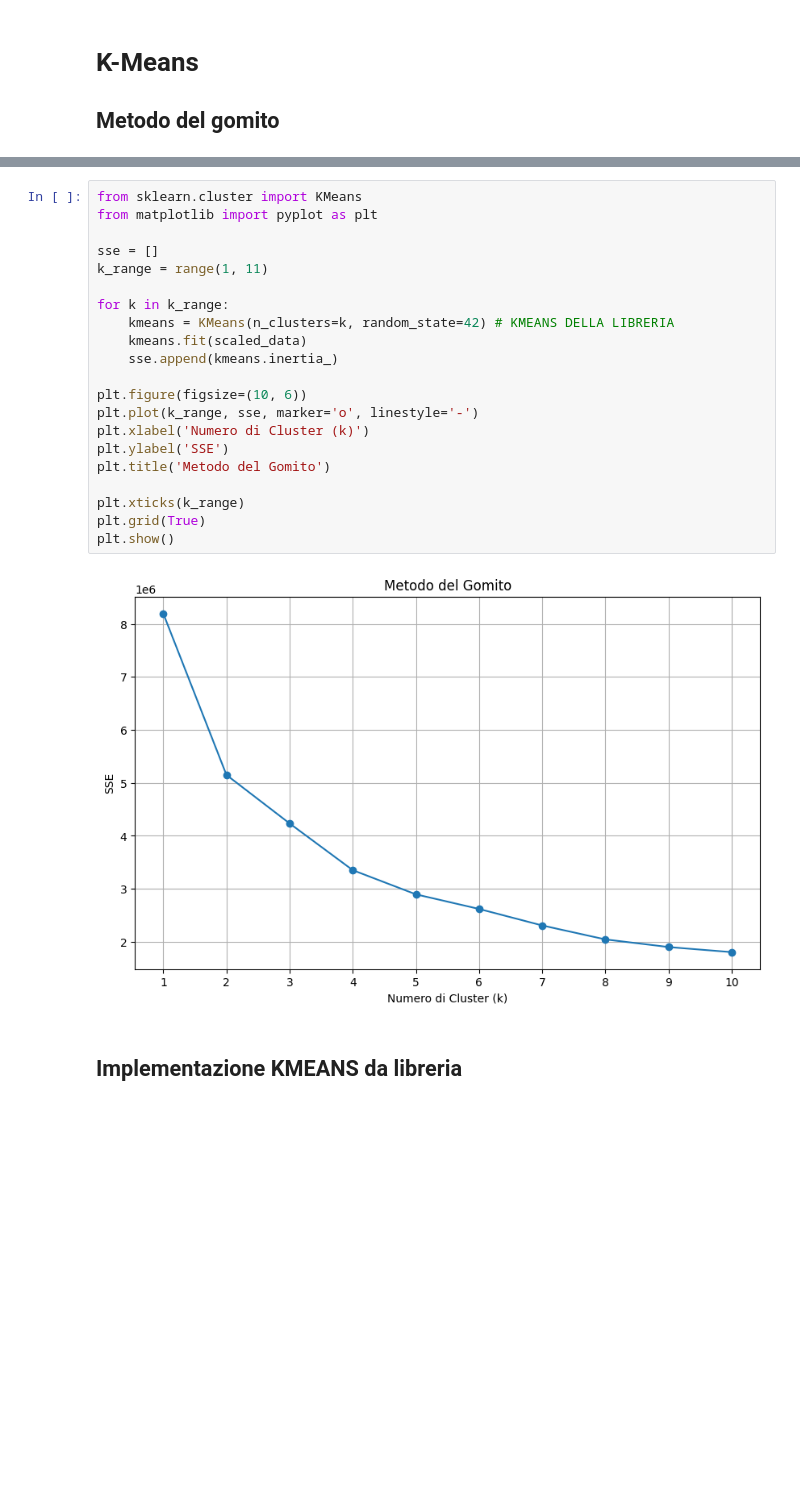
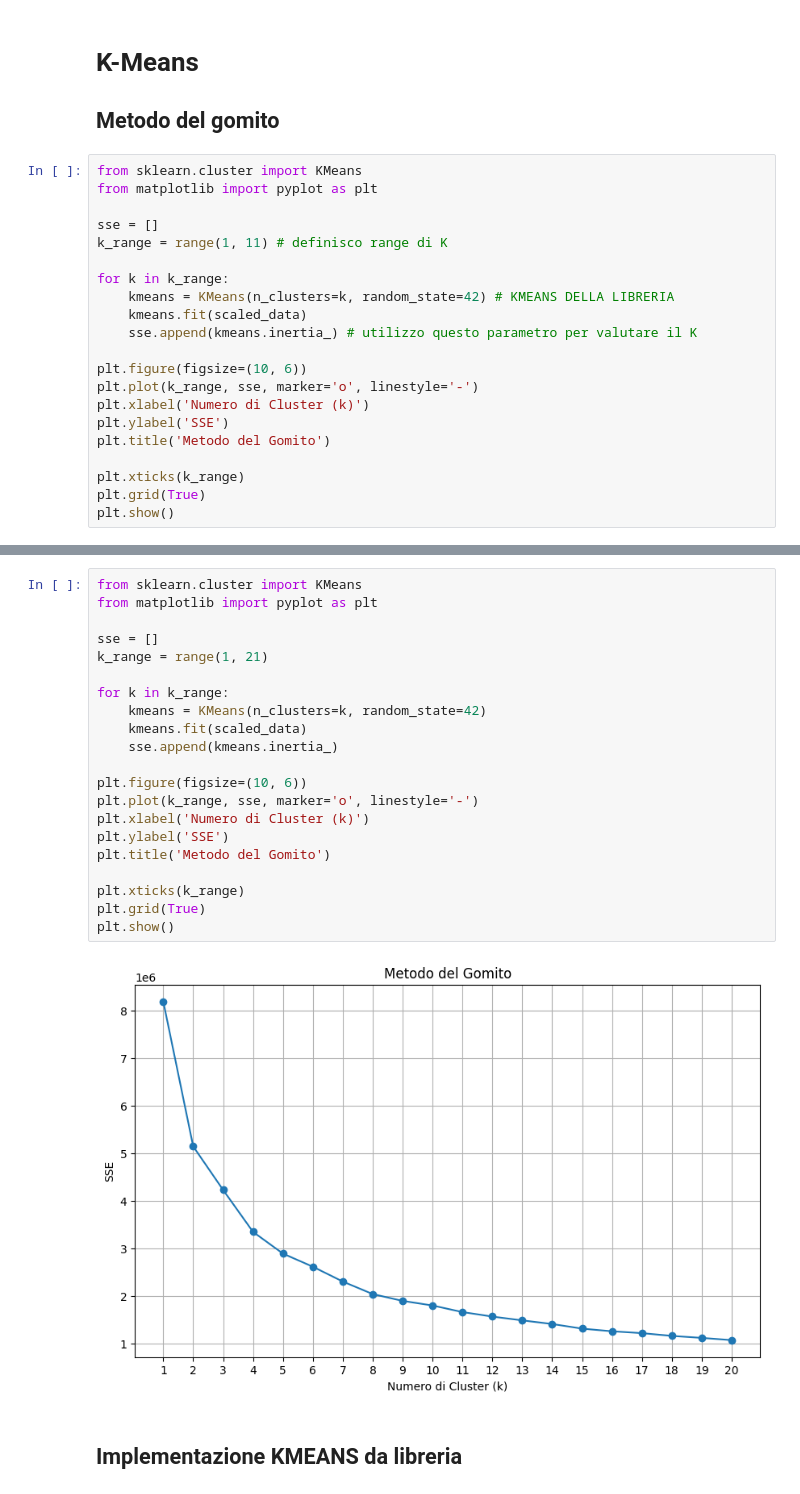
Before and after one commit to EdoSignoretto/BigData-project, a Jupyter notebook: bigDataProject.ipynb, the cells around one changed output, grey strips where cells are left out. Drawn from its saved outputs; the diff is of its cells as text; blank space fills up the shorter version.

```diff
--- a/bigDataProject.ipynb
+++ b/bigDataProject.ipynb
@@ -79,3 +89,24 @@ array([[ 2.95507706,  2.61072061, -1.85181608,  3.09878851],
 # %% [markdown]
 # K-Means
 ## Metodo del gomito
+# %%
+from sklearn.cluster import KMeans
+from matplotlib import pyplot as plt
+
+sse = []
+k_range = range(1, 11) # definisco range di K
+
+for k in k_range:
+    kmeans = KMeans(n_clusters=k, random_state=42) # KMEANS DELLA LIBRERIA
+    kmeans.fit(scaled_data)
+    sse.append(kmeans.inertia_) # utilizzo questo parametro per valutare il K
+
+plt.figure(figsize=(10, 6))
+plt.plot(k_range, sse, marker='o', linestyle='-')
+plt.xlabel('Numero di Cluster (k)')
+plt.ylabel('SSE')
+plt.title('Metodo del Gomito')
+
+plt.xticks(k_range)
+plt.grid(True)
+plt.show()
@@ -82,26 +115,26 @@ array([[ 2.95507706,  2.61072061, -1.85181608,  3.09878851],
 # %%
 from sklearn.cluster import KMeans
 from matplotlib import pyplot as plt
 
 sse = []
-k_range = range(1, 11)
+k_range = range(1, 21)
 
 for k in k_range:
-    kmeans = KMeans(n_clusters=k, random_state=42) # KMEANS DELLA LIBRERIA
+    kmeans = KMeans(n_clusters=k, random_state=42)
     kmeans.fit(scaled_data)
     sse.append(kmeans.inertia_)
 
 plt.figure(figsize=(10, 6))
 plt.plot(k_range, sse, marker='o', linestyle='-')
 plt.xlabel('Numero di Cluster (k)')
 plt.ylabel('SSE')
 plt.title('Metodo del Gomito')
 
 plt.xticks(k_range)
 plt.grid(True)
 plt.show()
 # %% [output]
-[figure, old version]
+[figure, new version]
 # %% [markdown]
 ## Implementazione KMEANS da libreria
 # %%
```
Also changed, not shown: parts of 46 cells of this notebook.
